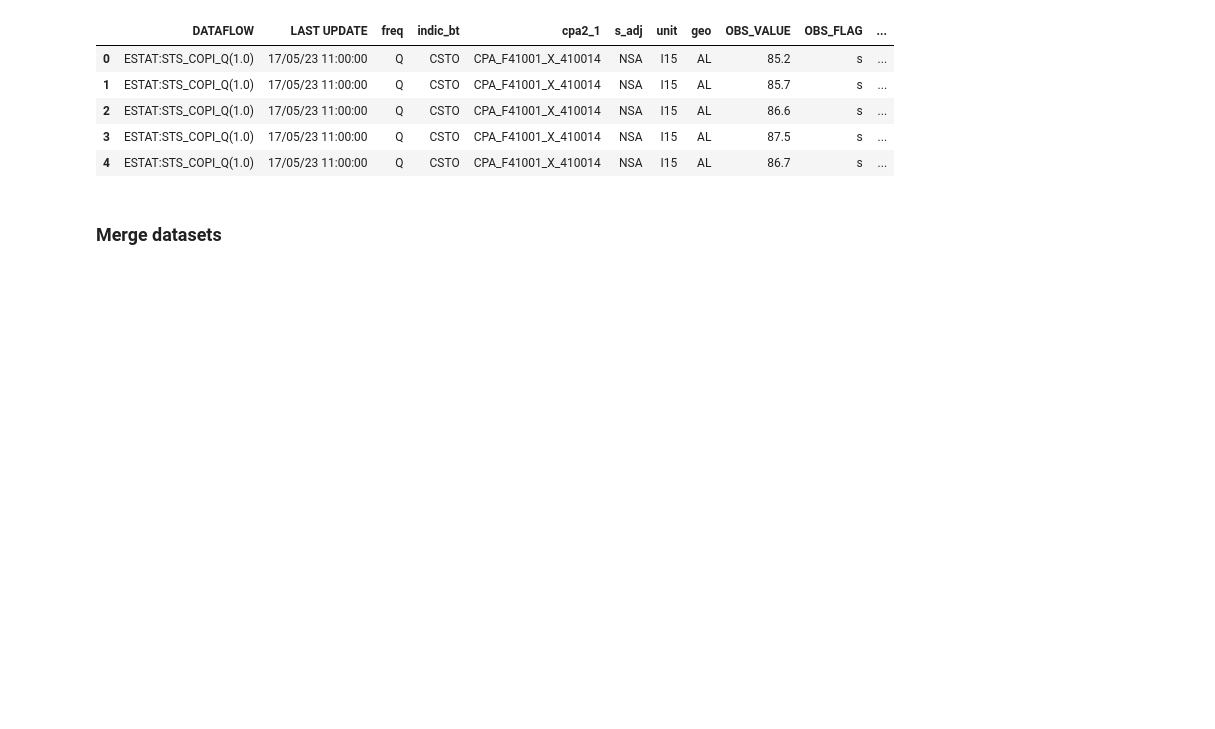
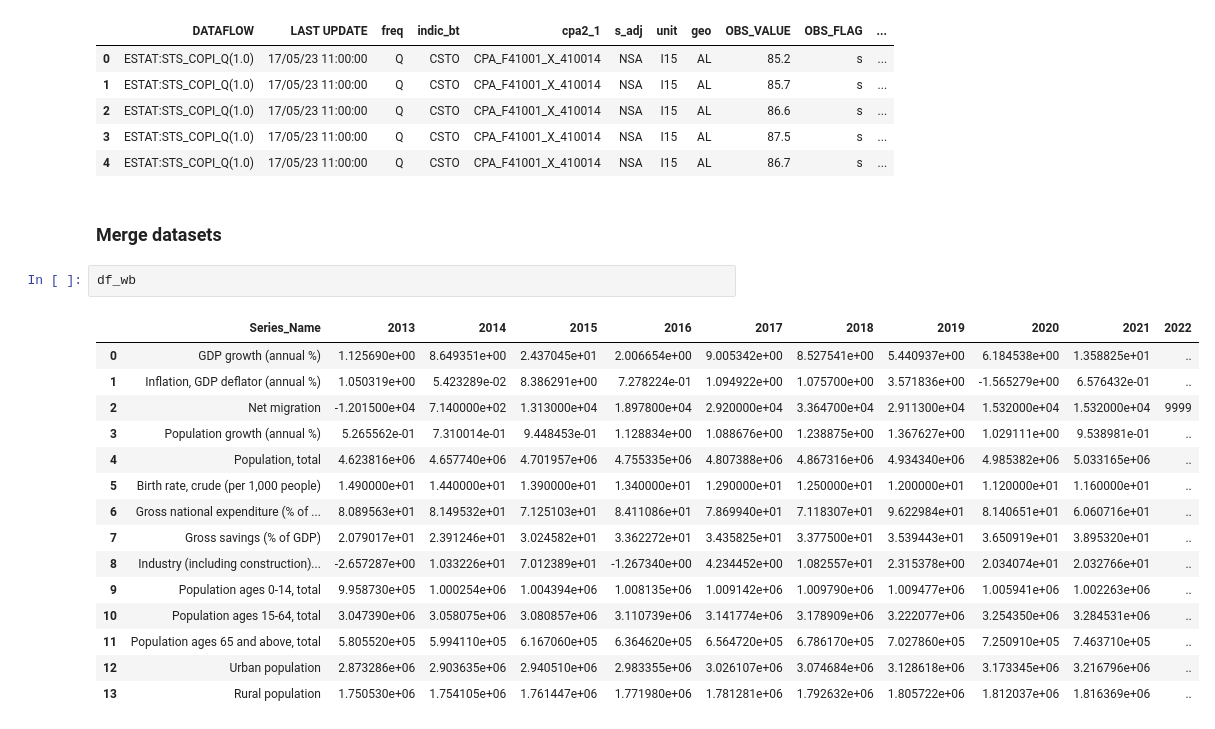
Before and after one commit to aytenkermencct/assesment_cct, a Jupyter notebook: dataPreperation.ipynb, the cells around one changed output. Drawn from its saved outputs; the diff is of its cells as text; blank space fills up the shorter version.

```diff
--- a/dataPreperation.ipynb
+++ b/dataPreperation.ipynb
@@ -377,3 +404,21 @@ df_eu_conuntries.head()
 | 4 | ESTAT:STS_COPI_Q(1.0) | 17/05/23 11:00:00 | Q | CSTO | CPA_F41001_X_410014 | NSA | I15 | AL | 86.7 | s | ... |
 # %% [markdown]
 ### Merge datasets
+# %%
+df_wb
+# %% [output]
+|  | Series_Name | 2013 | 2014 | 2015 | 2016 | 2017 | 2018 | 2019 | 2020 | 2021 | 2022 |
+| 0 | GDP growth (annual %) | 1.125690e+00 | 8.649351e+00 | 2.437045e+01 | 2.006654e+00 | 9.005342e+00 | 8.527541e+00 | 5.440937e+00 | 6.184538e+00 | 1.358825e+01 | .. |
+| 1 | Inflation, GDP deflator (annual %) | 1.050319e+00 | 5.423289e-02 | 8.386291e+00 | 7.278224e-01 | 1.094922e+00 | 1.075700e+00 | 3.571836e+00 | -1.565279e+00 | 6.576432e-01 | .. |
+| 2 | Net migration | -1.201500e+04 | 7.140000e+02 | 1.313000e+04 | 1.897800e+04 | 2.920000e+04 | 3.364700e+04 | 2.911300e+04 | 1.532000e+04 | 1.532000e+04 | 9999 |
+| 3 | Population growth (annual %) | 5.265562e-01 | 7.310014e-01 | 9.448453e-01 | 1.128834e+00 | 1.088676e+00 | 1.238875e+00 | 1.367627e+00 | 1.029111e+00 | 9.538981e-01 | .. |
+| 4 | Population, total | 4.623816e+06 | 4.657740e+06 | 4.701957e+06 | 4.755335e+06 | 4.807388e+06 | 4.867316e+06 | 4.934340e+06 | 4.985382e+06 | 5.033165e+06 | .. |
+| 5 | Birth rate, crude (per 1,000 people) | 1.490000e+01 | 1.440000e+01 | 1.390000e+01 | 1.340000e+01 | 1.290000e+01 | 1.250000e+01 | 1.200000e+01 | 1.120000e+01 | 1.160000e+01 | .. |
+| 6 | Gross national expenditure (% of ... | 8.089563e+01 | 8.149532e+01 | 7.125103e+01 | 8.411086e+01 | 7.869940e+01 | 7.118307e+01 | 9.622984e+01 | 8.140651e+01 | 6.060716e+01 | .. |
+| 7 | Gross savings (% of GDP) | 2.079017e+01 | 2.391246e+01 | 3.024582e+01 | 3.362272e+01 | 3.435825e+01 | 3.377500e+01 | 3.539443e+01 | 3.650919e+01 | 3.895320e+01 | .. |
+| 8 | Industry (including construction)... | -2.657287e+00 | 1.033226e+01 | 7.012389e+01 | -1.267340e+00 | 4.234452e+00 | 1.082557e+01 | 2.315378e+00 | 2.034074e+01 | 2.032766e+01 | .. |
+| 9 | Population ages 0-14, total | 9.958730e+05 | 1.000254e+06 | 1.004394e+06 | 1.008135e+06 | 1.009142e+06 | 1.009790e+06 | 1.009477e+06 | 1.005941e+06 | 1.002263e+06 | .. |
+| 10 | Population ages 15-64, total | 3.047390e+06 | 3.058075e+06 | 3.080857e+06 | 3.110739e+06 | 3.141774e+06 | 3.178909e+06 | 3.222077e+06 | 3.254350e+06 | 3.284531e+06 | .. |
+| 11 | Population ages 65 and above, total | 5.805520e+05 | 5.994110e+05 | 6.167060e+05 | 6.364620e+05 | 6.564720e+05 | 6.786170e+05 | 7.027860e+05 | 7.250910e+05 | 7.463710e+05 | .. |
+| 12 | Urban population | 2.873286e+06 | 2.903635e+06 | 2.940510e+06 | 2.983355e+06 | 3.026107e+06 | 3.074684e+06 | 3.128618e+06 | 3.173345e+06 | 3.216796e+06 | .. |
+| 13 | Rural population | 1.750530e+06 | 1.754105e+06 | 1.761447e+06 | 1.771980e+06 | 1.781281e+06 | 1.792632e+06 | 1.805722e+06 | 1.812037e+06 | 1.816369e+06 | .. |
```
Also changed, not shown: parts of 11 cells of this notebook.
